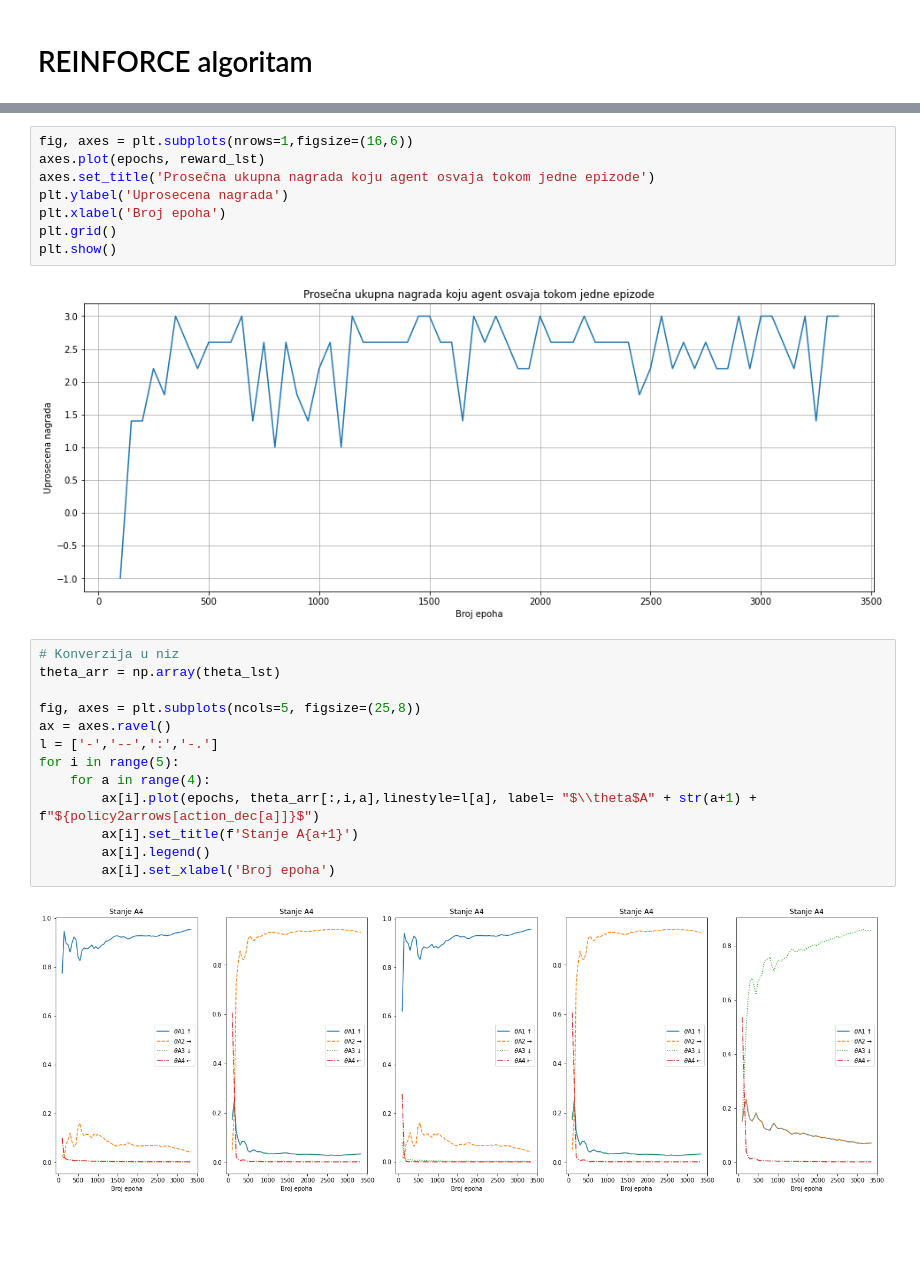
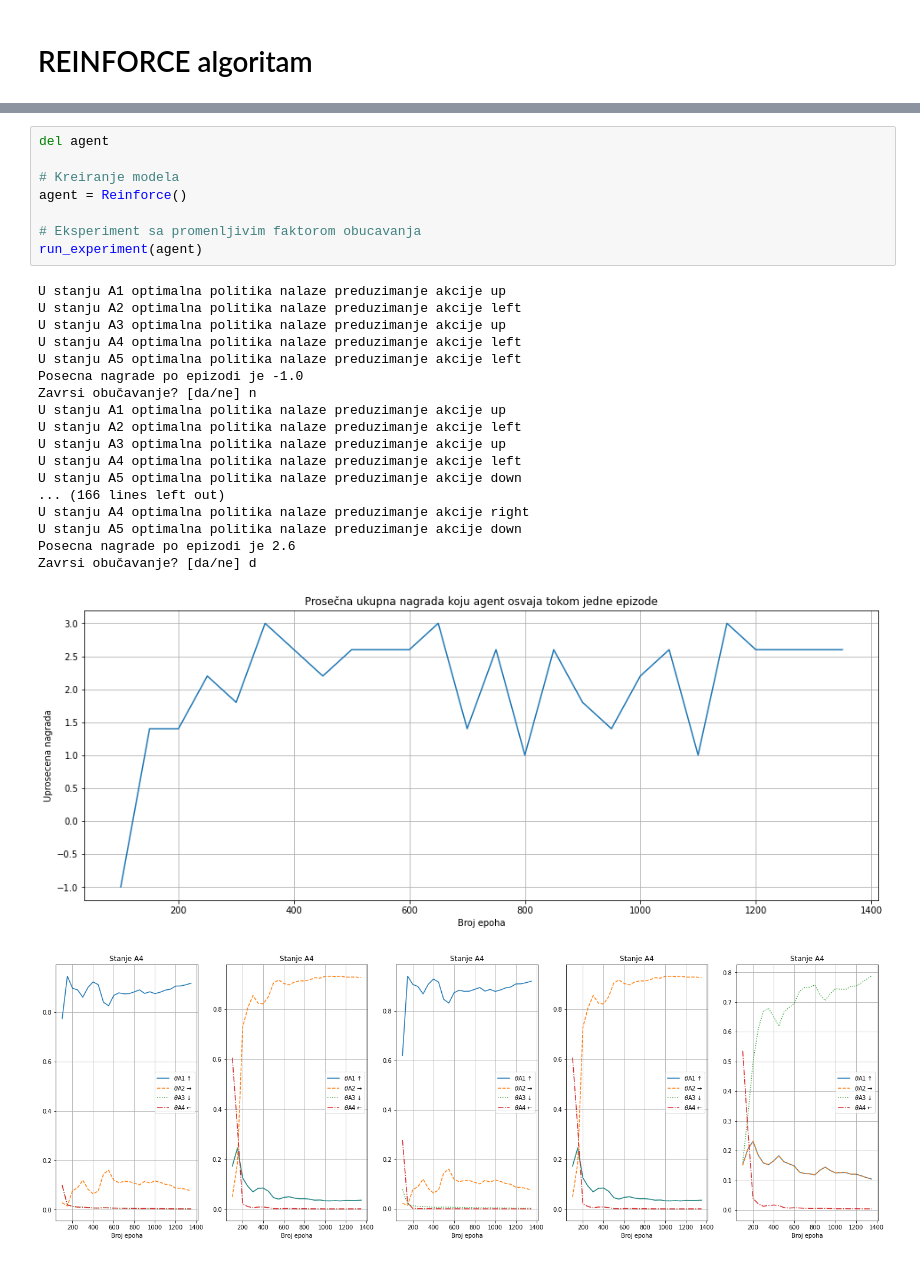
Before and after one commit to m-grbic/mu_dom05, a Jupyter notebook: main.ipynb, the cells around one changed output, grey strips where cells are left out. Drawn from its saved outputs; the diff is of its cells as text; blank space fills up the shorter version.

```diff
--- a/main.ipynb
+++ b/main.ipynb
@@ -152,25 +97,28 @@ Zavrsi obučavanje? [da/ne] da
-# %%
-fig, axes = plt.subplots(nrows=1,figsize=(16,6))
-axes.plot(epochs, reward_lst)
-axes.set_title('Prosečna ukupna nagrada koju agent osvaja tokom jedne epizode')
-plt.ylabel('Uprosecena nagrada')
-plt.xlabel('Broj epoha')
-plt.grid()
-plt.show()
-# %% [output]
-[figure, removed]
-# %%
-# Konverzija u niz
-theta_arr = np.array(theta_lst)
-
-fig, axes = plt.subplots(ncols=5, figsize=(25,8))
-ax = axes.ravel()
-l = ['-','--',':','-.']
-for i in range(5):
-    for a in range(4):
-        ax[i].plot(epochs, theta_arr[:,i,a],linestyle=l[a], label= "$\\theta$A" + str(a+1) + f"${policy2arrows[action_dec[a]]}$")
-        ax[i].set_title(f'Stanje A{a+1}')
-        ax[i].legend()
-        ax[i].set_xlabel('Broj epoha')
-# %% [output]
-[figure, removed]
+# %%
+del agent
+
+# Kreiranje modela
+agent = Reinforce()
+
+# Eksperiment sa promenljivim faktorom obucavanja
+run_experiment(agent)
+# %% [output]
+U stanju A1 optimalna politika nalaze preduzimanje akcije up
+U stanju A2 optimalna politika nalaze preduzimanje akcije left
+U stanju A3 optimalna politika nalaze preduzimanje akcije up
+U stanju A4 optimalna politika nalaze preduzimanje akcije left
+U stanju A5 optimalna politika nalaze preduzimanje akcije left
+Posecna nagrade po epizodi je -1.0
+Zavrsi obučavanje? [da/ne] n
+U stanju A1 optimalna politika nalaze preduzimanje akcije up
+U stanju A2 optimalna politika nalaze preduzimanje akcije left
+U stanju A3 optimalna politika nalaze preduzimanje akcije up
+U stanju A4 optimalna politika nalaze preduzimanje akcije left
+U stanju A5 optimalna politika nalaze preduzimanje akcije down
+... (166 lines left out)
+U stanju A4 optimalna politika nalaze preduzimanje akcije right
+U stanju A5 optimalna politika nalaze preduzimanje akcije down
+Posecna nagrade po epizodi je 2.6
+Zavrsi obučavanje? [da/ne] d
+[figure, added]
+[figure, added]
```
Also changed, not shown: parts of 8 cells of this notebook, 1 other file.
